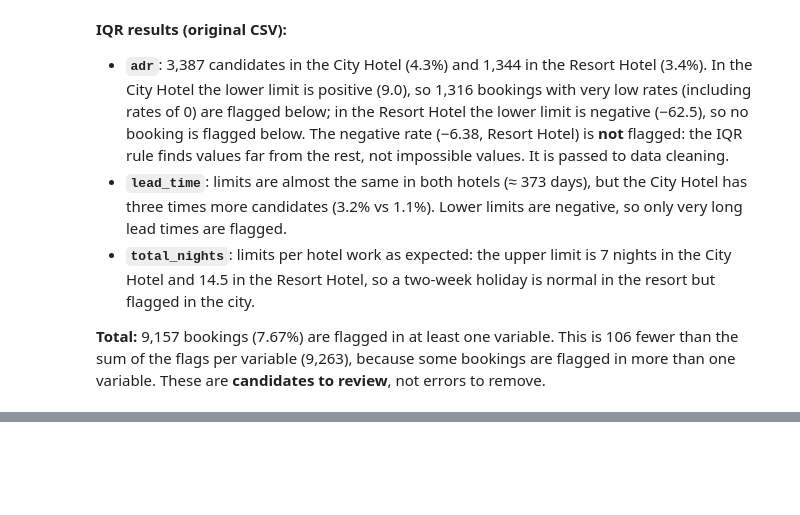
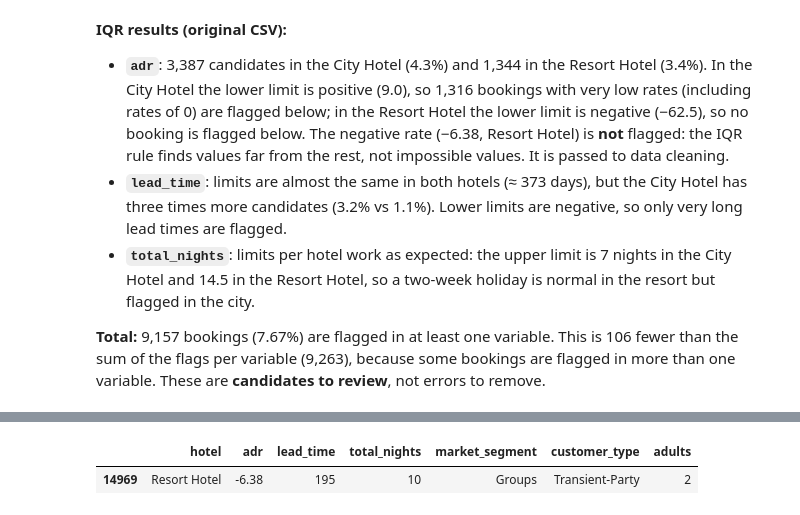
Before and after one commit to martinmon19/Assignment-MACHINE-LEARNING, a Jupyter notebook: notebooks/02_outliers.ipynb, the cells around one changed output, grey strips where cells are left out. Cells and saved outputs as stored; diff of their text form; code cells hidden in the pictures; blank space fills up the shorter version.

```diff
--- a/notebooks/02_outliers.ipynb
+++ b/notebooks/02_outliers.ipynb
@@ -341,3 +341,13 @@ df[['flag_adr', 'flag_lead_time', 'flag_total_nights', 'any_flag']]
 **Total:** 9,157 bookings (7.67%) are flagged in at least one variable. This is 106 fewer
 than the sum of the flags per variable (9,263), because some bookings are flagged in more
 than one variable. These are **candidates to review**, not errors to remove.
+# %%
+context_columns = [
+    "hotel",
+    "adr",
+    "lead_time",
+    "total_nights",
+    "market_segment",
+    "customer_type",
+    "adults",
+]
@@ -343,0 +360,2 @@ than one variable. These are **candidates to review**, not errors to remove.
+# %%
+df['exclude'] = df["adr"] >= 1000
@@ -343,0 +393,5 @@ than one variable. These are **candidates to review**, not errors to remove.
+# %%
+df.loc[df["adr"] <0, context_columns]
+# %% [output]
+|  | hotel | adr | lead_time | total_nights | market_segment | customer_type | adults |
+| 14969 | Resort Hotel | -6.38 | 195 | 10 | Groups | Transient-Party | 2 |
```
Also changed, not shown: parts of 6 cells of this notebook.
